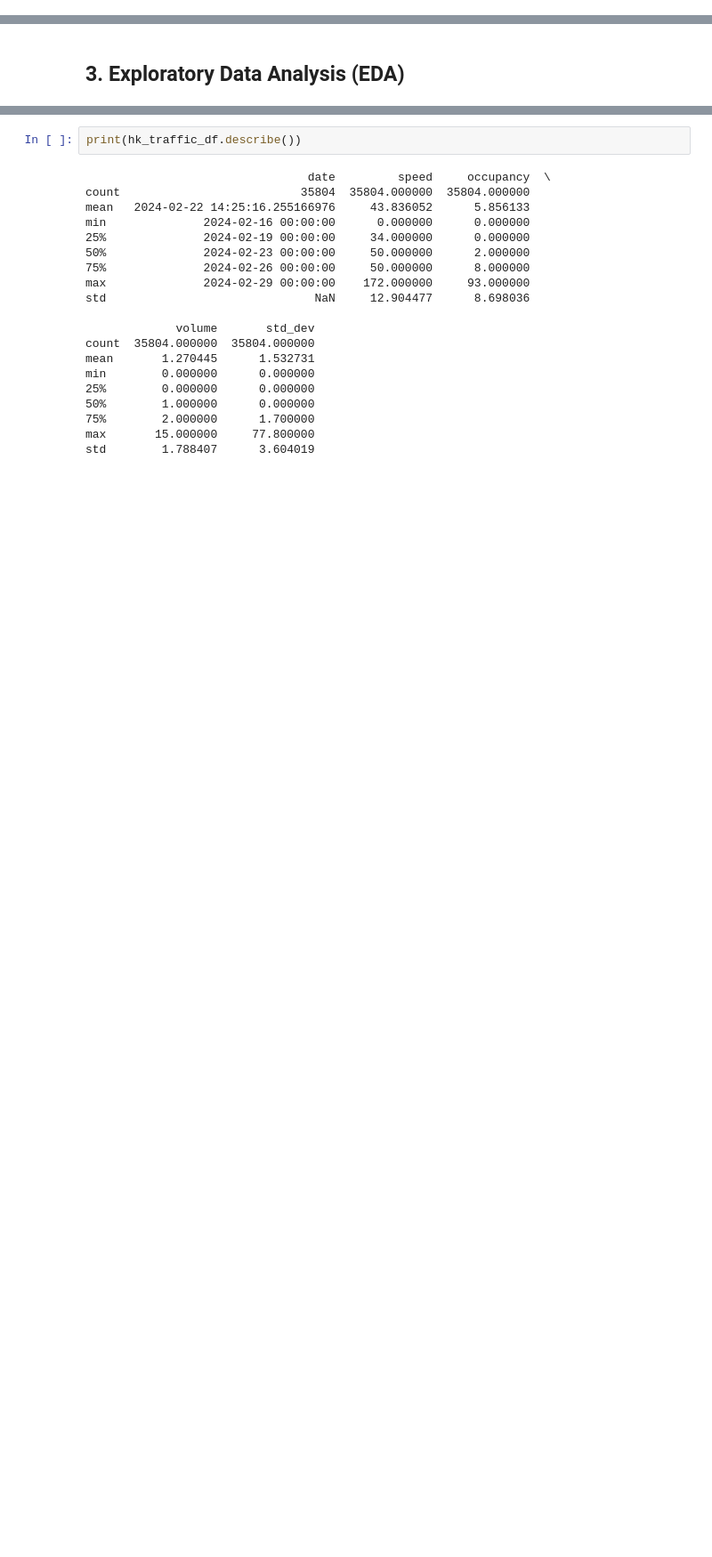
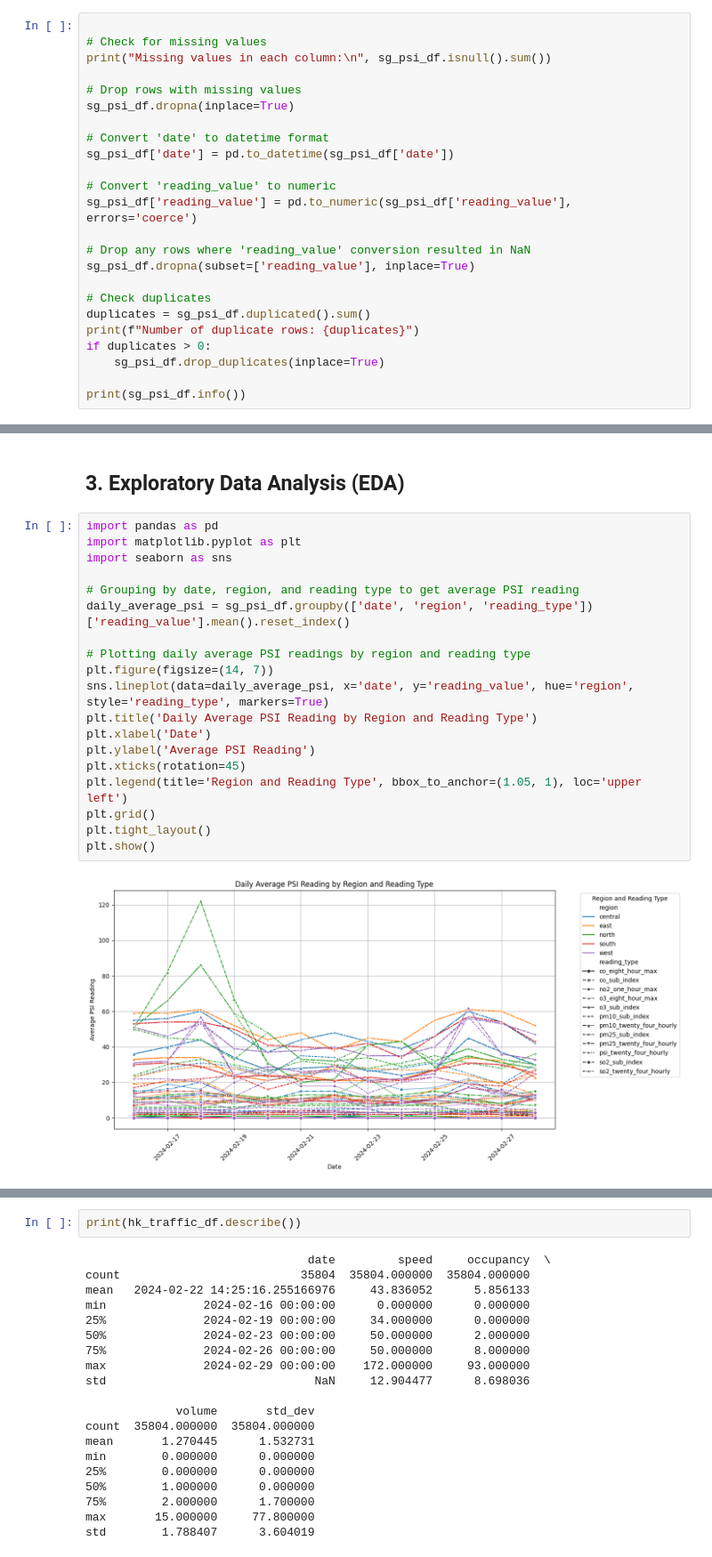
Before and after one commit to linxianying/G12_GuidedProject, a Jupyter notebook: traffic_air_sg.ipynb, the cells around one changed output, grey strips where cells are left out. Shown at 89% size. Saved outputs shown, nothing was run; the diff lists cells and outputs as text; blank space fills up the shorter version.

Commit message:
add sg air quality data clearning and EDA

```diff
--- a/traffic_air_sg.ipynb
+++ b/traffic_air_sg.ipynb
@@ -309,3 +305,27 @@ volume         0
 std_dev        0
 valid          0
 dtype: int64
+# %%
+
+# Check for missing values
+print("Missing values in each column:\n", sg_psi_df.isnull().sum())
+
+# Drop rows with missing values
+sg_psi_df.dropna(inplace=True)
+
+# Convert 'date' to datetime format
+sg_psi_df['date'] = pd.to_datetime(sg_psi_df['date'])
+
+# Convert 'reading_value' to numeric
+sg_psi_df['reading_value'] = pd.to_numeric(sg_psi_df['reading_value'], errors='coerce')
+
+# Drop any rows where 'reading_value' conversion resulted in NaN
+sg_psi_df.dropna(subset=['reading_value'], inplace=True)
+
+# Check duplicates
+duplicates = sg_psi_df.duplicated().sum()
+print(f"Number of duplicate rows: {duplicates}")
+if duplicates > 0:
+    sg_psi_df.drop_duplicates(inplace=True)
+
+print(sg_psi_df.info())
@@ -312,2 +361,23 @@ dtype: int64
 # %% [markdown]
 ## 3. Exploratory Data Analysis (EDA)
+# %%
+import pandas as pd
+import matplotlib.pyplot as plt
+import seaborn as sns
+
+# Grouping by date, region, and reading type to get average PSI reading
+daily_average_psi = sg_psi_df.groupby(['date', 'region', 'reading_type'])['reading_value'].mean().reset_index()
+
+# Plotting daily average PSI readings by region and reading type
+plt.figure(figsize=(14, 7))
+sns.lineplot(data=daily_average_psi, x='date', y='reading_value', hue='region', style='reading_type', markers=True)
+plt.title('Daily Average PSI Reading by Region and Reading Type')
+plt.xlabel('Date')
+plt.ylabel('Average PSI Reading')
+plt.xticks(rotation=45)
+plt.legend(title='Region and Reading Type', bbox_to_anchor=(1.05, 1), loc='upper left')
+plt.grid()
+plt.tight_layout()
+plt.show()
+# %% [output]
+[figure, added]
```
Also changed, not shown: parts of 4 cells of this notebook.
